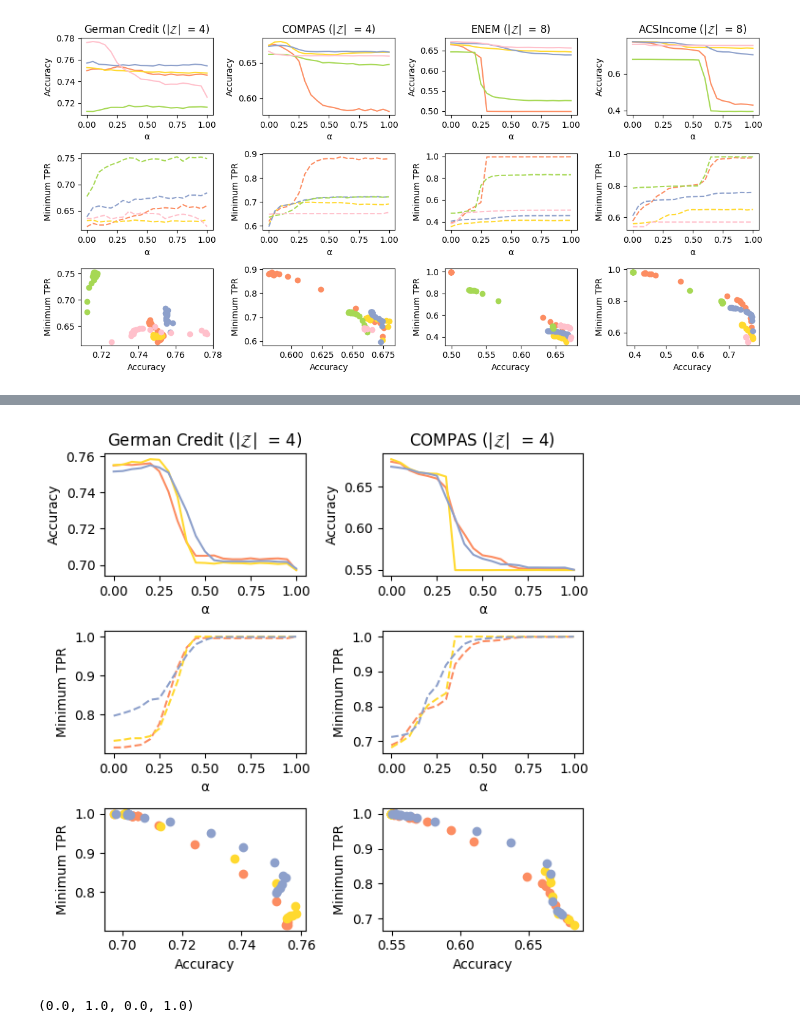
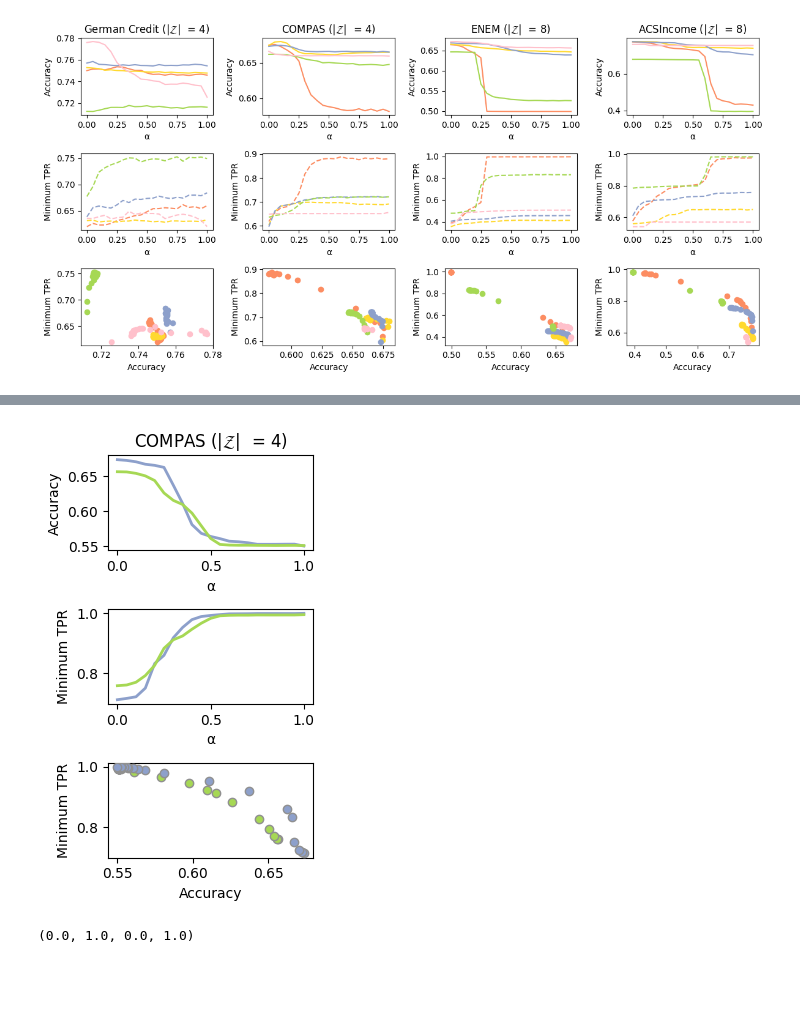
Before and after one commit to hiaac-finance/m2fgb, a Jupyter notebook: notebooks/plot_results.ipynb, the cells around one changed output, grey strips where cells are left out. Drawn from its saved outputs; the diff is of its cells as text; code cells hidden in the pictures; blank space fills up the shorter version.

Commit message:
update: improvements in figures

```diff
--- a/notebooks/plot_results.ipynb
+++ b/notebooks/plot_results.ipynb
@@ -319,6 +319,7 @@ def summary_experiment(
                             #"eval_fair_metric" : best_model[evaluated_fair_metric],
                             perf_metric : best_model[perf_metric],
                             fair_metric : best_model[fair_metric],
+                            "score" : best_model[perf_metric] * (1 - alpha) + best_model[fair_metric] * alpha,
                             "duration" : best_model.duration,
                         })
             except:
@@ -338,9 +339,18 @@ def plot_results(axs, df_results, perf_metric, fair_metric):
             df_results_filter.alpha,
             df_results_filter[perf_metric],
             c = methods_color[model],
+            lw = 2,
         )
         axs[0].set_ylabel(perf_metric)
         axs[0].set_xlabel("alpha")
+
+        # axs[0].plot(
+        #     df_results_filter.alpha,
+        #     df_results_filter.score,
+        #     c = methods_color[model],
+        # )
+        # axs[0].set_ylabel("Score")
+        # axs[0].set_xlabel("alpha")
 
         # plt.fill_between(
         #     df_results_filter.alpha,
@@ -356,7 +366,7 @@ def plot_results(axs, df_results, perf_metric, fair_metric):
         axs[1].plot(
             df_results_filter.alpha,
             df_results_filter[fair_metric],
-            linestyle = "--",
+            lw = 2,
             c = methods_color[model],
         )
         axs[1].set_ylabel(fair_metric)
@@ -372,14 +382,14 @@ def plot_results(axs, df_results, perf_metric, fair_metric):
         #     color = methods_color[model],
         #     alpha = 0.,
         # )
-        axs[2].plot(
+        axs[2].scatter(
             df_results_filter[perf_metric],
             df_results_filter[fair_metric],
             c = methods_color[model],
             label = model,
-            #s = 25,
-            marker = "o",
-            linestyle = "",
+            s = 60,
+            ec = "#eeeeee",
+            zorder = 100 if "M2FGB" in model else 1,
         )
         axs[2].set_xlabel(perf_metric)
         axs[2].set_ylabel(fair_metric)
@@ -562,8 +572,8 @@ plt.savefig("../figs/bench_tpr.pdf", dpi = 300)
 # %%
 perf_metric = "acc"
 fair_metric = "min_tpr"
-dataset_list = ["german_4g", "compas_4g"] #, "enem_8g"]
-method_list = ["M2FGBClassifier_tpr", "LGBMClassifier", "FairGBMClassifier_eod", ]
+dataset_list = ["compas_4g"] #, "compas_4g", "enem_8g"]
+method_list = ["M2FGBClassifier_tpr",  "MinMaxFair_tpr"] # "LGBMClassifier", "FairGBMClassifier_eod",
 df_results = summary_experiment(
     perf_metric,
     fair_metric,
@@ -581,24 +587,24 @@ Total models for FairGBMClassifier_eod, compas_4g : 1000
 # %%
-fig, axs = plt.subplots(nrows = 3, ncols = len(dataset_list), figsize = (3 * len(dataset_list), 6))
+fig, axs = plt.subplots(nrows = 3, ncols = len(dataset_list), figsize = (3 * len(dataset_list), 5))
 if len(dataset_list) == 1:
     axs = np.array(axs).reshape(-1, 1)
 
 for i, dataset in enumerate(dataset_list):
     plot_results(axs[:, i], df_results[df_results.dataset == dataset], perf_metric, fair_metric)
     n_groups = int(dataset.split("_")[1][:-1])
     dataset = dataset.split("_")[0]
     axs[0, i].set_title(dataset_names[dataset] + " (|$\mathcal{Z}$|  " + f"= {n_groups})")
     for j in range(3):
         axs[j, i].set_xlabel("α")
     axs[0, i].set_ylabel("Accuracy")
     axs[1, i].set_ylabel("Minimum TPR")
 
     axs[2, i].set_xlabel("Accuracy")
     axs[2, i].set_ylabel("Minimum TPR")
 
 plt.tight_layout()
 # %% [output]
-[figure, old version]
+[figure, new version]
 # %%
 # plot the legend separately
 fig, ax = plt.subplots()
```
Also changed, not shown: parts of 25 cells of this notebook.
